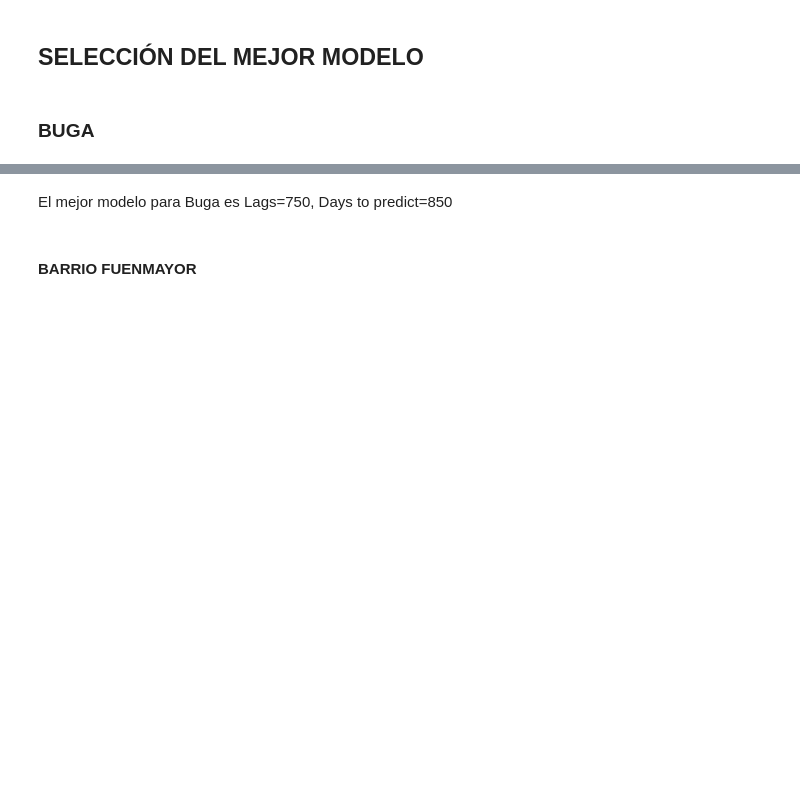
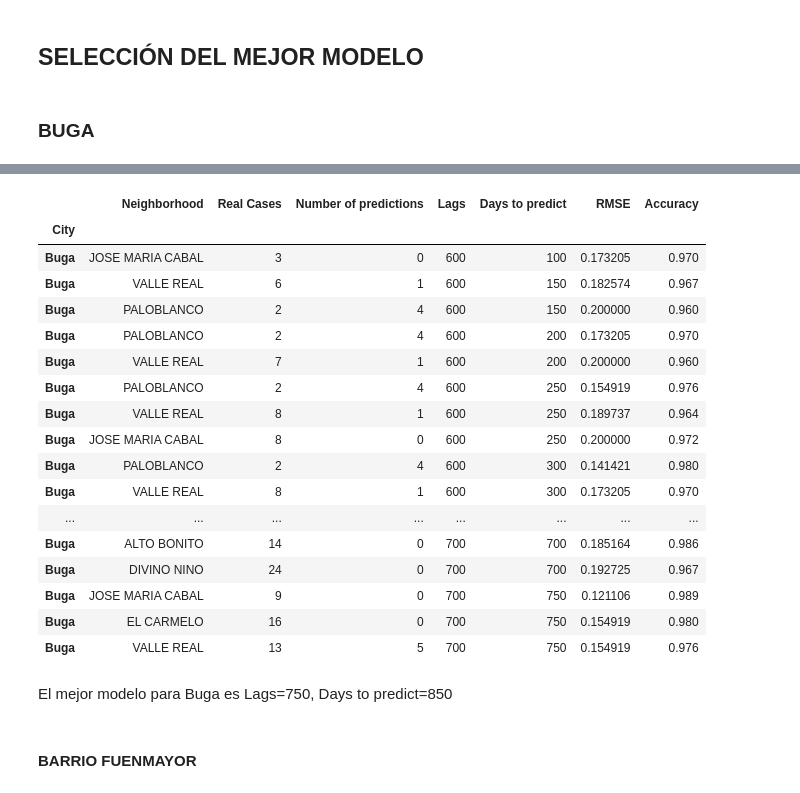
Before and after one commit to JuanImbachi/PDG, a Jupyter notebook: Analysis/data_analytics/Modelamiento datos.ipynb, the cells around one changed output, grey strips where cells are left out. Drawn from its saved outputs; the diff is of its cells as text; code cells hidden in the pictures; blank space fills up the shorter version.

```diff
--- a/Analysis/data_analytics/Modelamiento datos.ipynb
+++ b/Analysis/data_analytics/Modelamiento datos.ipynb
@@ -220,5 +248,25 @@ df_buga_models = df_buga_models[df_buga_models.RMSE <= 0.20]
 # %%
+pd.set_option('display.max_rows', None)
 df_buga_models.sort_values(by=['Lags', 'Days to predict', 'RMSE'])
+# %% [output]
+|  | Neighborhood | Real Cases | Number of predictions | Lags | Days to predict | RMSE | Accuracy |
+| City |  |  |  |  |  |  |  |
+| Buga | JOSE MARIA CABAL | 3 | 0 | 600 | 100 | 0.173205 | 0.970 |
+| Buga | VALLE REAL | 6 | 1 | 600 | 150 | 0.182574 | 0.967 |
+| Buga | PALOBLANCO | 2 | 4 | 600 | 150 | 0.200000 | 0.960 |
+| Buga | PALOBLANCO | 2 | 4 | 600 | 200 | 0.173205 | 0.970 |
+| Buga | VALLE REAL | 7 | 1 | 600 | 200 | 0.200000 | 0.960 |
+| Buga | PALOBLANCO | 2 | 4 | 600 | 250 | 0.154919 | 0.976 |
+| Buga | VALLE REAL | 8 | 1 | 600 | 250 | 0.189737 | 0.964 |
+| Buga | JOSE MARIA CABAL | 8 | 0 | 600 | 250 | 0.200000 | 0.972 |
+| Buga | PALOBLANCO | 2 | 4 | 600 | 300 | 0.141421 | 0.980 |
+| Buga | VALLE REAL | 8 | 1 | 600 | 300 | 0.173205 | 0.970 |
+| ... | ... | ... | ... | ... | ... | ... | ... |
+| Buga | ALTO BONITO | 14 | 0 | 700 | 700 | 0.185164 | 0.986 |
+| Buga | DIVINO NINO | 24 | 0 | 700 | 700 | 0.192725 | 0.967 |
+| Buga | JOSE MARIA CABAL | 9 | 0 | 700 | 750 | 0.121106 | 0.989 |
+| Buga | EL CARMELO | 16 | 0 | 700 | 750 | 0.154919 | 0.980 |
+| Buga | VALLE REAL | 13 | 5 | 700 | 750 | 0.154919 | 0.976 |
 # %% [markdown]
 El mejor modelo para Buga es Lags=750, Days to predict=850
 # %% [markdown]
```
Also changed, not shown: parts of 23 cells of this notebook, 5 other files.
